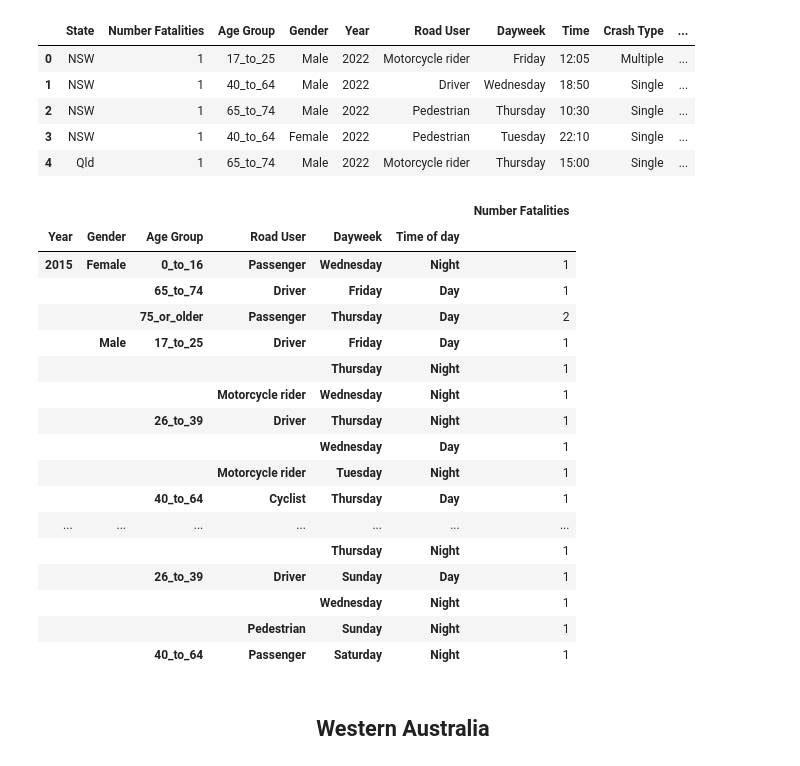
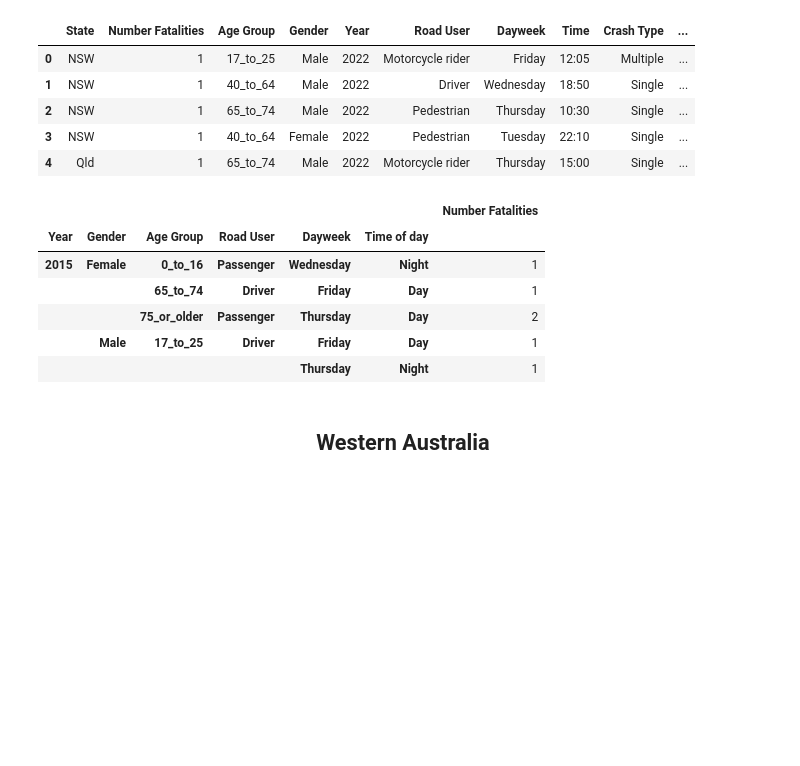
Before and after one commit to SeifHH/AustralianRoadCrashDeath, a Jupyter notebook: RoadCrash.ipynb, the cells around one changed output. Saved outputs shown, nothing was run; the diff lists cells and outputs as text; code cells hidden in the pictures; blank space fills up the shorter version.

```diff
--- a/RoadCrash.ipynb
+++ b/RoadCrash.ipynb
@@ -1080,26 +1095,15 @@ complete_data_sub.head()
 # %%
 act = complete_data_sub[complete_data_sub['State'] == 'ACT']
 act_grouped_by_Age = act.groupby(['Year', 'Gender','Age Group', 'Road User', 'Dayweek', 'Time of day']).sum()
-act_grouped_by_Age
+act_grouped_by_Age.head()
 # %% [output]
 |  |  |  |  |  |  | Number Fatalities |
 | Year | Gender | Age Group | Road User | Dayweek | Time of day |  |
 | 2015 | Female | 0_to_16 | Passenger | Wednesday | Night | 1 |
 |  |  | 65_to_74 | Driver | Friday | Day | 1 |
 |  |  | 75_or_older | Passenger | Thursday | Day | 2 |
 |  | Male | 17_to_25 | Driver | Friday | Day | 1 |
 |  |  |  |  | Thursday | Night | 1 |
-|  |  |  | Motorcycle rider | Wednesday | Night | 1 |
-|  |  | 26_to_39 | Driver | Thursday | Night | 1 |
-|  |  |  |  | Wednesday | Day | 1 |
-|  |  |  | Motorcycle rider | Tuesday | Night | 1 |
-|  |  | 40_to_64 | Cyclist | Thursday | Day | 1 |
-| ... | ... | ... | ... | ... | ... | ... |
-|  |  |  |  | Thursday | Night | 1 |
-|  |  | 26_to_39 | Driver | Sunday | Day | 1 |
-|  |  |  |  | Wednesday | Night | 1 |
-|  |  |  | Pedestrian | Sunday | Night | 1 |
-|  |  | 40_to_64 | Passenger | Saturday | Night | 1 |
 # %% [markdown]
 <h2><center>Western Australia</center></h2>
 # %% [markdown]
```
Also changed, not shown: parts of 55 cells of this notebook.
